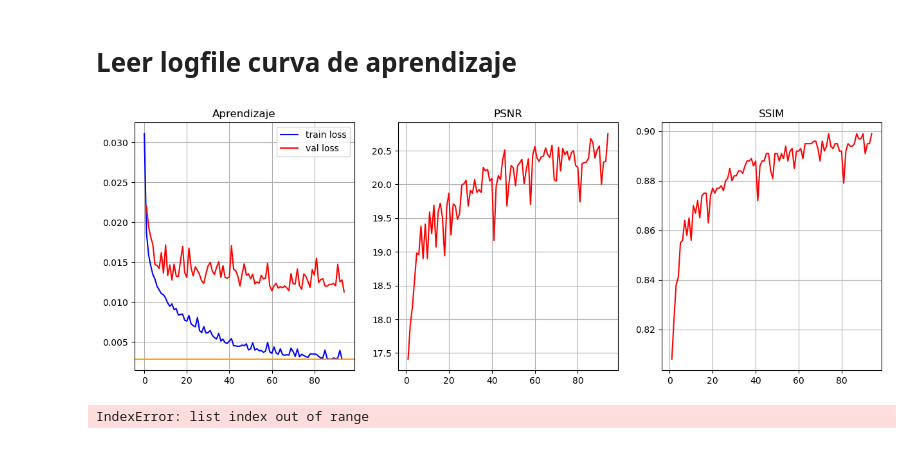
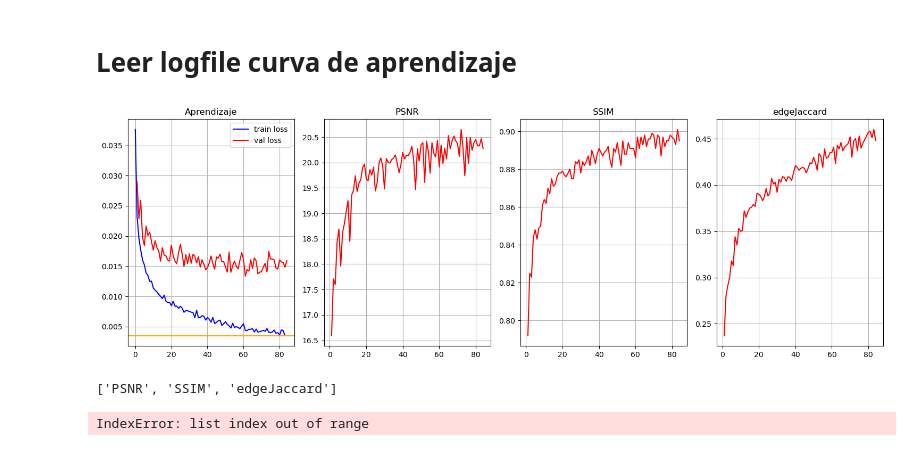
Before and after one commit to emidan19/deep-tempest, a Jupyter notebook: KAIR/show_logs.ipynb, the cells around one changed output. Saved outputs shown, nothing was run; the diff lists cells and outputs as text; code cells hidden in the pictures.

```diff
--- a/KAIR/show_logs.ipynb
+++ b/KAIR/show_logs.ipynb
@@ -100,8 +354,8 @@ def filter_impulses(array):
 # Leer logfile curva de aprendizaje
 # %%
 
-# logfile = '/home/emidan19/Desktop/train.log'
-logfile = './train.log'
+logfile = '/home/emidan19/Desktop/train.log'
+# logfile = '/home/emidan19/Desktop/deep-tempest/drunet/baseline/real_imag_chs_capture/570epochs_tv/train.log'
 
 # logfile = '/home/emidan19/Desktop/deep-tempest/drunet/baseline/real_imag_chs_capture/drunet_retrain/patch_128/train_775_images/l1/train.log'
 # logfile = '/home/emidan19/Desktop/deep-tempest/drunet/baseline/real_imag_chs_capture/drunet_retrain/patch_128/train_775_images/l2/train.log'
@@ -134,46 +388,65 @@ dash_lim = np.max(train_info['loss'])
 
 psnr_val = val_info['PSNR']
 ssim_val = val_info['SSIM']
+edgeJaccard_val = val_info['edgeJaccard']
 val_epochs = np.arange(len(train_info['loss'])//len(psnr_val),len(train_info['loss'])+1,len(train_info['loss'])//len(psnr_val))
 loss_val = val_info['loss']
 
-fig, ax = plt.subplots(nrows=1, ncols=3, figsize=(15, 5))
+metrics = [metric for metric in ['PSNR','SSIM','edgeJaccard'] if (len(val_info[metric])!=0)]
+
+
+fig, ax = plt.subplots(nrows=1, ncols= 1+len(metrics), figsize=(15, 5))
 ax[0].set_title('Aprendizaje')
 ax[0].plot(train_info['loss'], 'b', label='train loss')
 ax[0].plot(val_epochs, val_info['loss'],'r', label='val loss')
 ax[0].axhline(y=np.min(train_info['loss']), color='orange', linestyle='-')
 ax[0].grid()
 ax[0].legend()
 
-text_level = np.mean(train_info['loss'])
-
+# text_level = np.mean(train_info['loss'])
 # for i, lr in enumerate(lr_plot):
 #     if lr != lr_aux:
 #         ax[0].plot([i,i],[0,dash_lim],'--k')
 #         ax[0].text(i+10, text_level,'lr={:<.3e}'.format(lr), fontsize=7)
 
 #         if lr_aux == lr_plot[0]:
 #             ax[0].text(0, 0.1,'lr = {:<.3e}'.format(lr_aux), fontsize=7)
 
 #         lr_aux = lr
 
 # ax[0].set_ylim(0,1)
 
-# plt.figure()
-ax[1].set_title('PSNR')
-ax[1].plot(val_epochs,psnr_val,'r')
+for idx, metric in enumerate(metrics):
+    ax[1+idx].set_title(metric)
+    ax[1+idx].plot(val_epochs,val_info[metric],'r')
+    ax[1+idx].grid()
 
-ax[1].grid()
-# ax[1].legend()
+# # plt.figure()
+# ax[1].set_title('PSNR')
+# ax[1].plot(val_epochs,psnr_val,'r')
 
-ax[2].set_title('SSIM')
-ax[2].plot(val_epochs,ssim_val,'r')
-ax[2].grid()
-# ax[2].legend()
+# ax[1].grid()
+# # ax[1].legend()
+
+# ax[2].set_title('SSIM')
+# ax[2].plot(val_epochs,ssim_val,'r')
+# ax[2].grid()
+# # ax[2].legend()
+
+# ax[3].set_title('edgeJaccard')
+# ax[3].plot(val_epochs,edgeJaccard_val,'r')
+# ax[3].grid()
+
+plt.tight_layout()
 
 plt.show()
 # %% [output]
-[figure, old version]
+[figure, new version]
+# %%
+metrics = [metric for metric in ['PSNR','SSIM','edgeJaccard'] if (len(val_info[metric])!=0)]
+metrics
+# %% [output]
+['PSNR', 'SSIM', 'edgeJaccard']
 # %%
 logfile = '/home/emidan19/Desktop/deep-tempest/drunet/baseline/real_imag_chs_capture/drunet_retrain/patch_128/train_775_images/l2/train.log'
 
```
Also changed, not shown: parts of 13 cells of this notebook.
